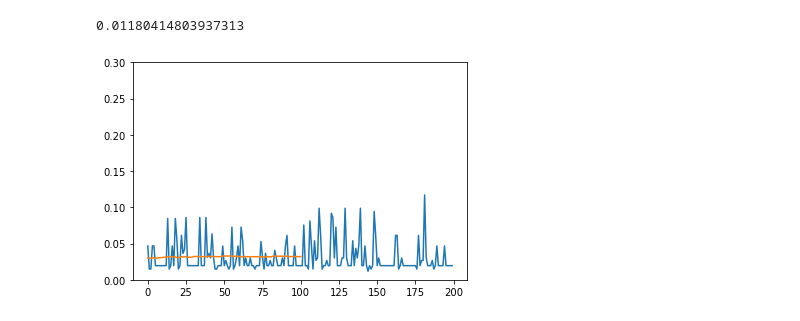
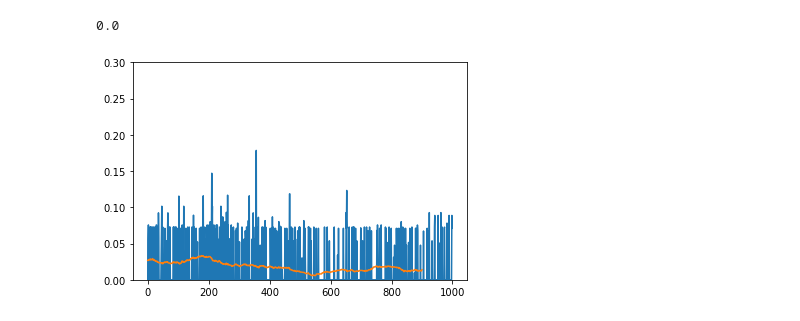
Before and after one commit to whong92/deep-ls, a Jupyter notebook: single-instance-training-2.ipynb, the cells around one changed output. Cells and saved outputs as stored; diff of their text form; code cells hidden in the pictures.

```diff
--- a/single-instance-training-2.ipynb
+++ b/single-instance-training-2.ipynb
@@ -105,10 +103,10 @@ np.mean(best_opt_gaps)
 # %%
-opt_gap = all_opt_gaps[0]
+opt_gap = all_opt_gaps[9]
 ma_opt_gap = np.convolve(np.array(opt_gap), np.ones(shape=(100,))/100., mode='valid')
 plt.plot(opt_gap)
 plt.plot(ma_opt_gap)
 plt.ylim([0., 0.3])
 np.min(opt_gap)
 # %% [output]
-0.01180414803937313
+0.0
-[figure, old version]
+[figure, new version]
```
Also changed, not shown: parts of 3 cells of this notebook, 7 other files.
